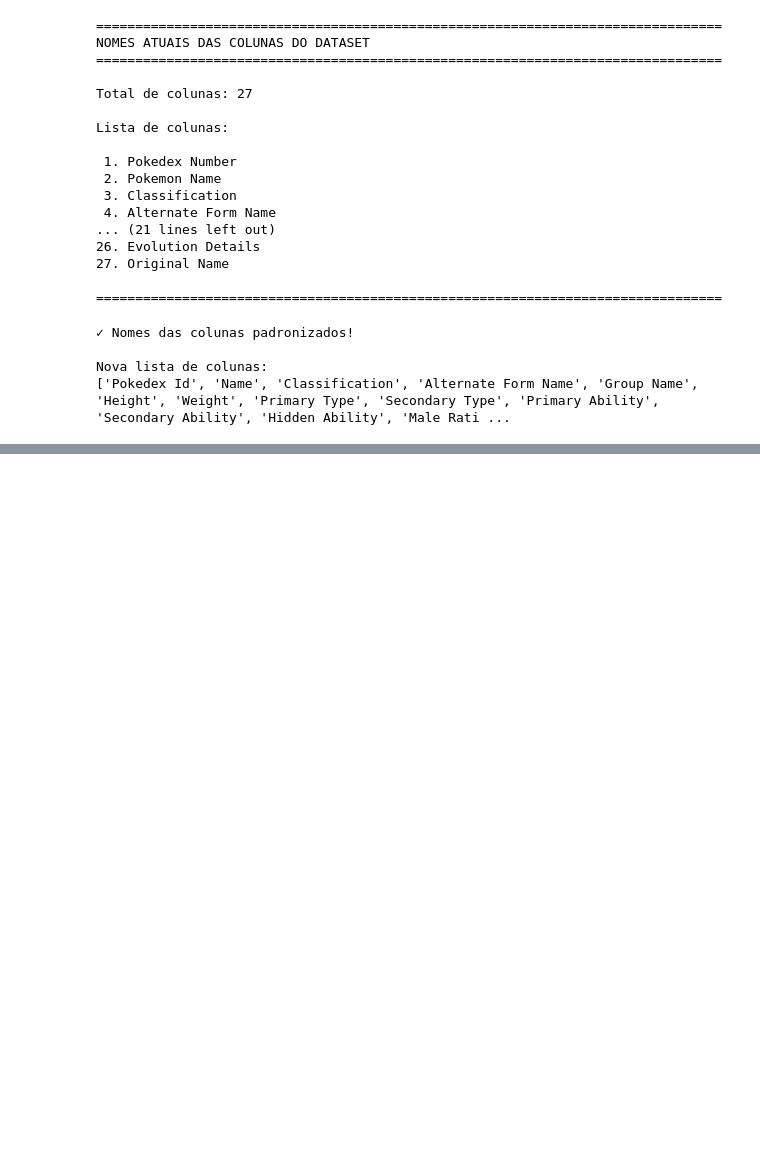
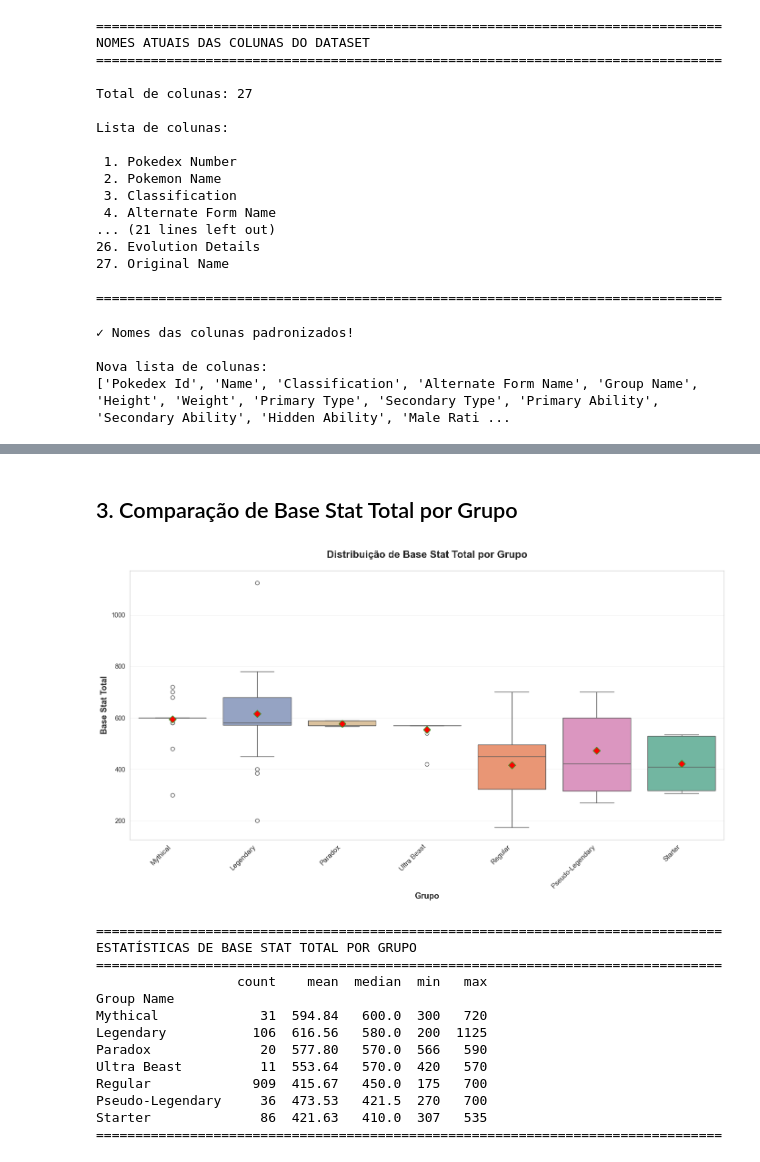
Before and after one commit to CoelhoGoes/Analise-Preditiva-de-Pokemon, a Jupyter notebook: análise pokemon.ipynb, the cells around one changed output, grey strips where cells are left out. Drawn from its saved outputs; the diff is of its cells as text; code cells hidden in the pictures; blank space fills up the shorter version.

```diff
--- a/análise pokemon.ipynb
+++ b/análise pokemon.ipynb
@@ -2124,0 +2243,52 @@ Lista de colunas:
+# %% [markdown]
+## 3. Comparação de Base Stat Total por Grupo
+# %%
+df_plot = df.copy()
+df_plot['Group Name'] = df_plot['Group Name'].fillna('Regular')
+
+# Ordenar grupos por mediana do BST
+group_order = df_plot.groupby('Group Name')['Base Stat Total'].median().sort_values(ascending=False).index
+
+plt.figure(figsize=(14, 8))
+sns.boxplot(
+    data=df_plot,
+    x='Group Name',
+    y='Base Stat Total',
+    order=group_order,
+    hue='Group Name',
+    palette='Set2',
+    legend=False,
+    showmeans=True,
+    meanprops={"marker": "D", "markerfacecolor": "red", "markersize": 8}
+)
+
+plt.title('Distribuição de Base Stat Total por Grupo', fontsize=16, fontweight='bold', pad=20)
+plt.xlabel('Grupo', fontsize=13, fontweight='bold')
+plt.ylabel('Base Stat Total', fontsize=13, fontweight='bold')
+plt.xticks(rotation=45, ha='right', fontsize=11)
+plt.grid(axis='y', alpha=0.3)
+plt.tight_layout()
+plt.show()
+
+print("="*80)
+print("ESTATÍSTICAS DE BASE STAT TOTAL POR GRUPO")
+print("="*80)
+group_stats = df_plot.groupby('Group Name')['Base Stat Total'].agg(['count', 'mean', 'median', 'min', 'max']).round(2)
+group_stats = group_stats.sort_values('median', ascending=False)
+print(group_stats.to_string())
+print("="*80)
+# %% [output]
+[figure, added]
+================================================================================
+ESTATÍSTICAS DE BASE STAT TOTAL POR GRUPO
+================================================================================
+                  count    mean  median  min   max
+Group Name
+Mythical             31  594.84   600.0  300   720
+Legendary           106  616.56   580.0  200  1125
+Paradox              20  577.80   570.0  566   590
+Ultra Beast          11  553.64   570.0  420   570
+Regular             909  415.67   450.0  175   700
+Pseudo-Legendary     36  473.53   421.5  270   700
+Starter              86  421.63   410.0  307   535
+================================================================================
```
Also changed, not shown: parts of 52 cells of this notebook.
